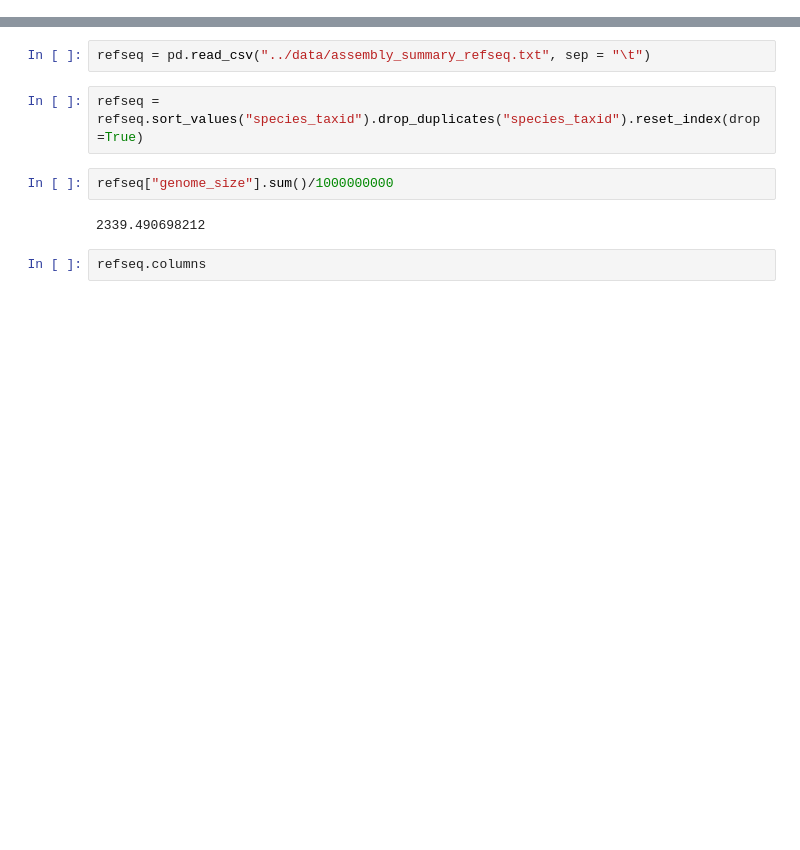
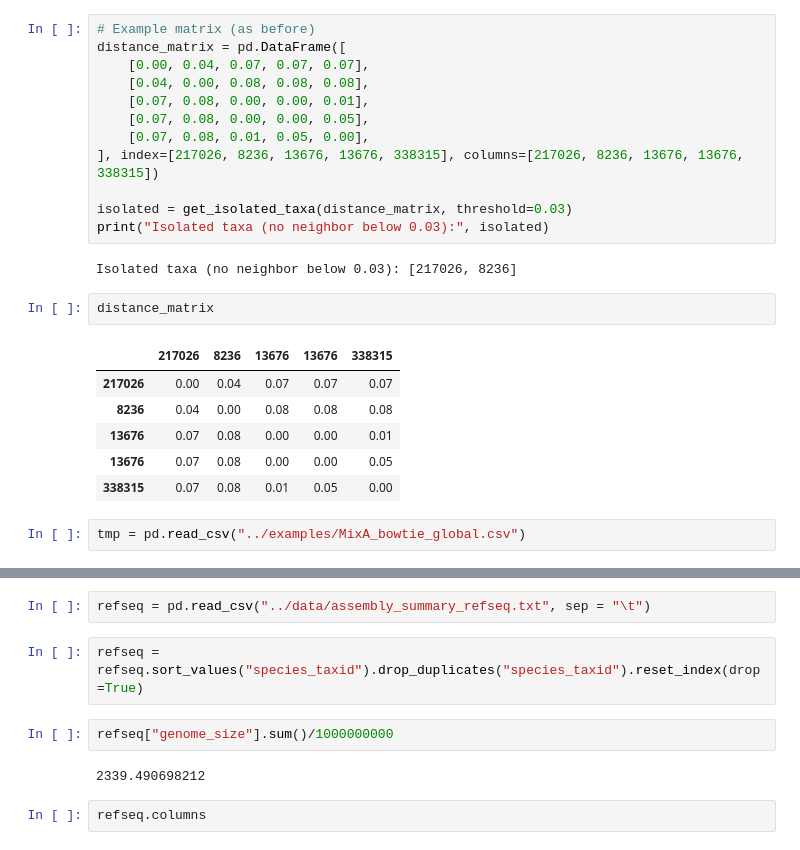
Before and after one commit to mistergroot/cladeaid, a Jupyter notebook: jupyter_notebooks/CladeAid.ipynb, the cells around one changed output, grey strips where cells are left out. Cells and saved outputs as stored; diff of their text form; blank space fills up the shorter version.

```diff
--- a/jupyter_notebooks/CladeAid.ipynb
+++ b/jupyter_notebooks/CladeAid.ipynb
@@ -0,0 +43,25 @@
+# %%
+# Example matrix (as before)
+distance_matrix = pd.DataFrame([
+    [0.00, 0.04, 0.07, 0.07, 0.07],
+    [0.04, 0.00, 0.08, 0.08, 0.08],
+    [0.07, 0.08, 0.00, 0.00, 0.01],
+    [0.07, 0.08, 0.00, 0.00, 0.05],
+    [0.07, 0.08, 0.01, 0.05, 0.00],
+], index=[217026, 8236, 13676, 13676, 338315], columns=[217026, 8236, 13676, 13676, 338315])
+
+isolated = get_isolated_taxa(distance_matrix, threshold=0.03)
+print("Isolated taxa (no neighbor below 0.03):", isolated)
+# %% [output]
+Isolated taxa (no neighbor below 0.03): [217026, 8236]
+# %%
+distance_matrix
+# %% [output]
+|  | 217026 | 8236 | 13676 | 13676 | 338315 |
+| 217026 | 0.00 | 0.04 | 0.07 | 0.07 | 0.07 |
+| 8236 | 0.04 | 0.00 | 0.08 | 0.08 | 0.08 |
+| 13676 | 0.07 | 0.08 | 0.00 | 0.00 | 0.01 |
+| 13676 | 0.07 | 0.08 | 0.00 | 0.00 | 0.05 |
+| 338315 | 0.07 | 0.08 | 0.01 | 0.05 | 0.00 |
+# %%
+tmp = pd.read_csv("../examples/MixA_bowtie_global.csv")
```
Also changed, not shown: parts of 4 cells of this notebook.
